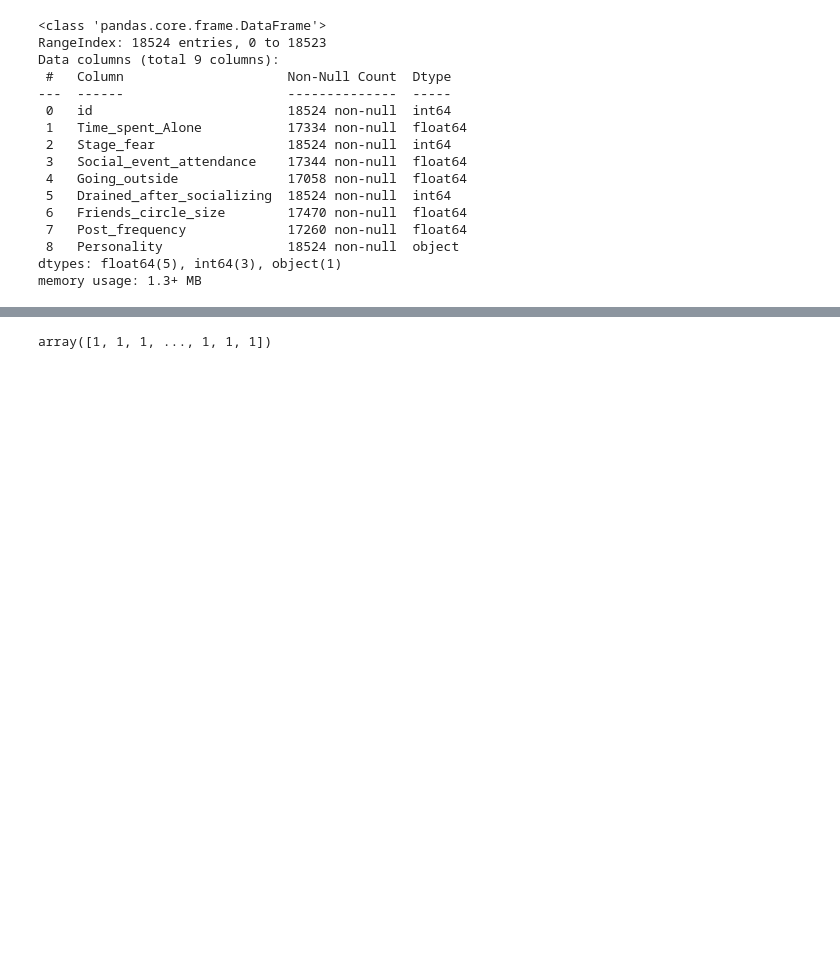
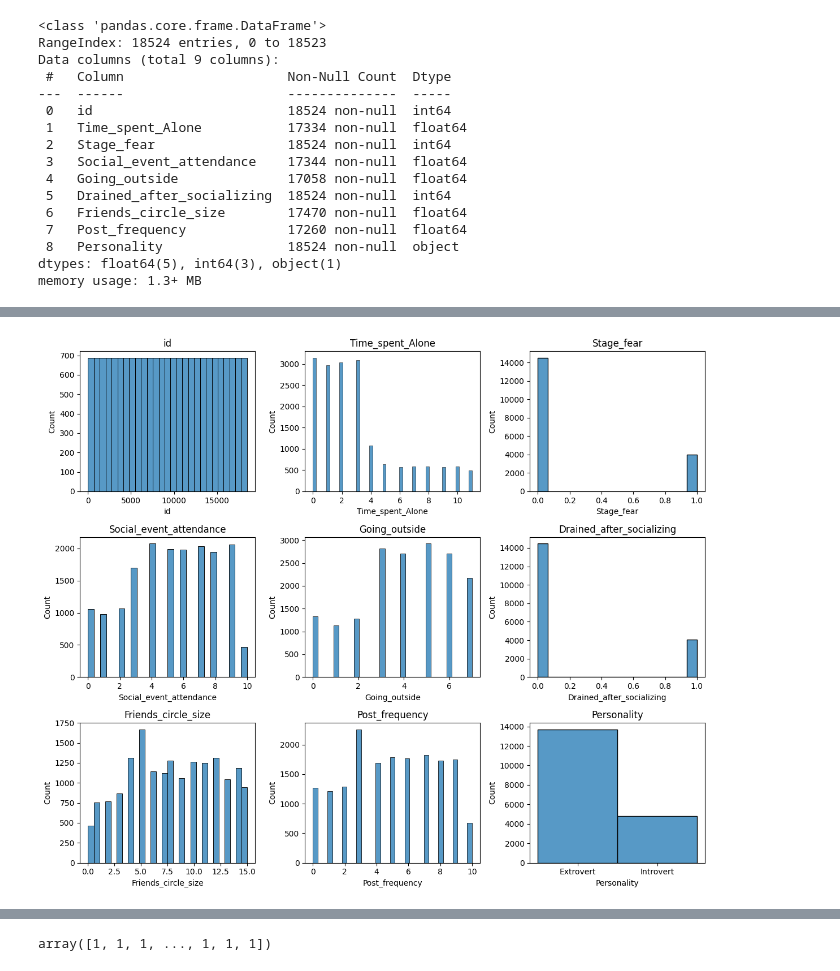
Before and after one commit to Aum-Patel1234/Machine-Learning, a Jupyter notebook: playground-s5e7-introvert-extrovert-classification/model.ipynb, the cells around one changed output, grey strips where cells are left out. Cells and saved outputs as stored; diff of their text form; code cells hidden in the pictures; blank space fills up the shorter version.

```diff
--- a/playground-s5e7-introvert-extrovert-classification/model.ipynb
+++ b/playground-s5e7-introvert-extrovert-classification/model.ipynb
@@ -241,0 +248,12 @@ memory usage: 1.3+ MB
+# %%
+fig, ax = plt.subplots(figsize=(12, 10), ncols=3, nrows=3)
+ax=ax.flatten()
+
+for i,col in enumerate(df1.columns[:len(ax)]):
+  sns.histplot(df1[col], ax=ax[i])
+  ax[i].set_title(col)
+
+plt.tight_layout()
+plt.show()
+# %% [output]
+[figure, added]
```
Also changed, not shown: parts of 31 cells of this notebook.
